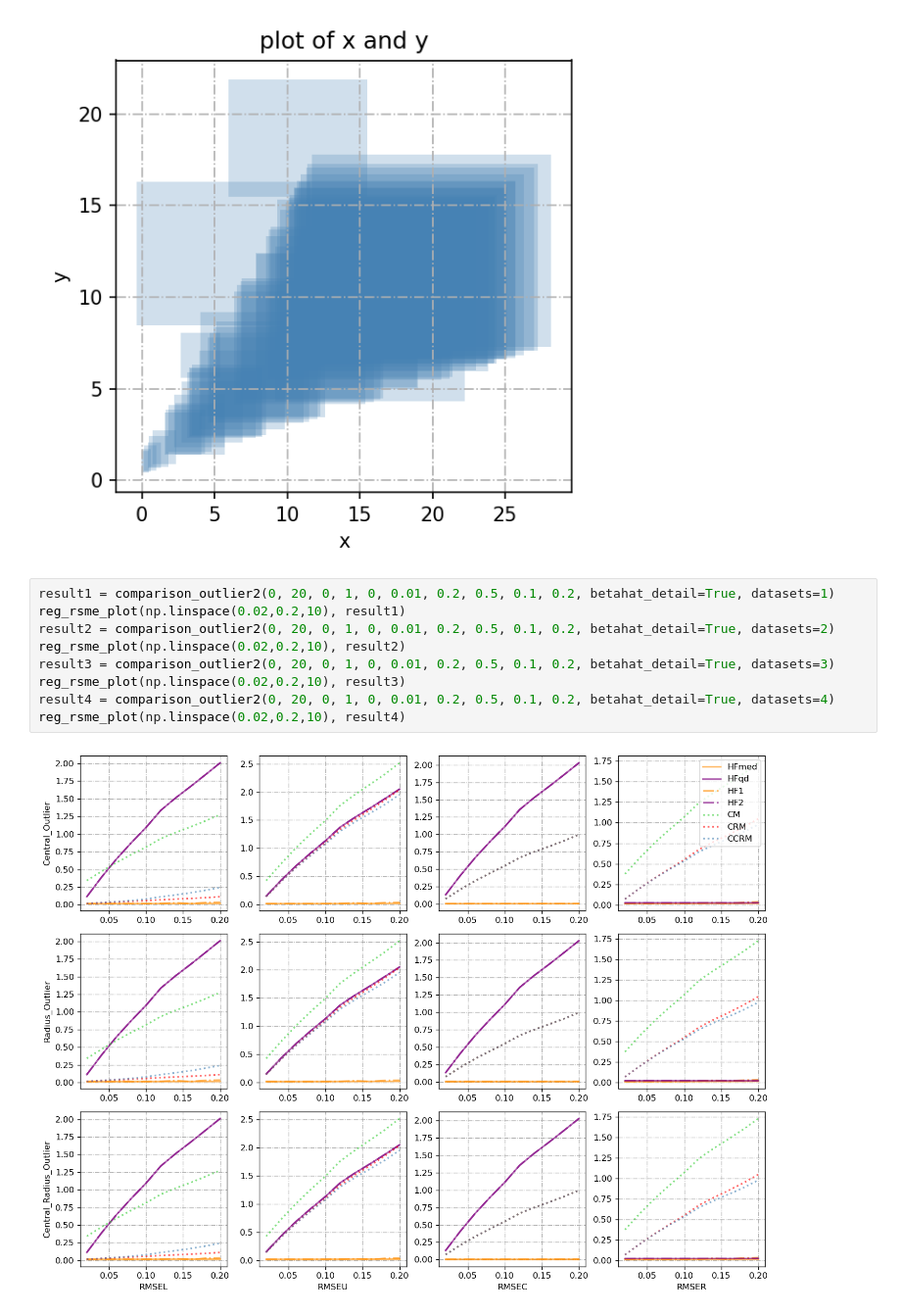
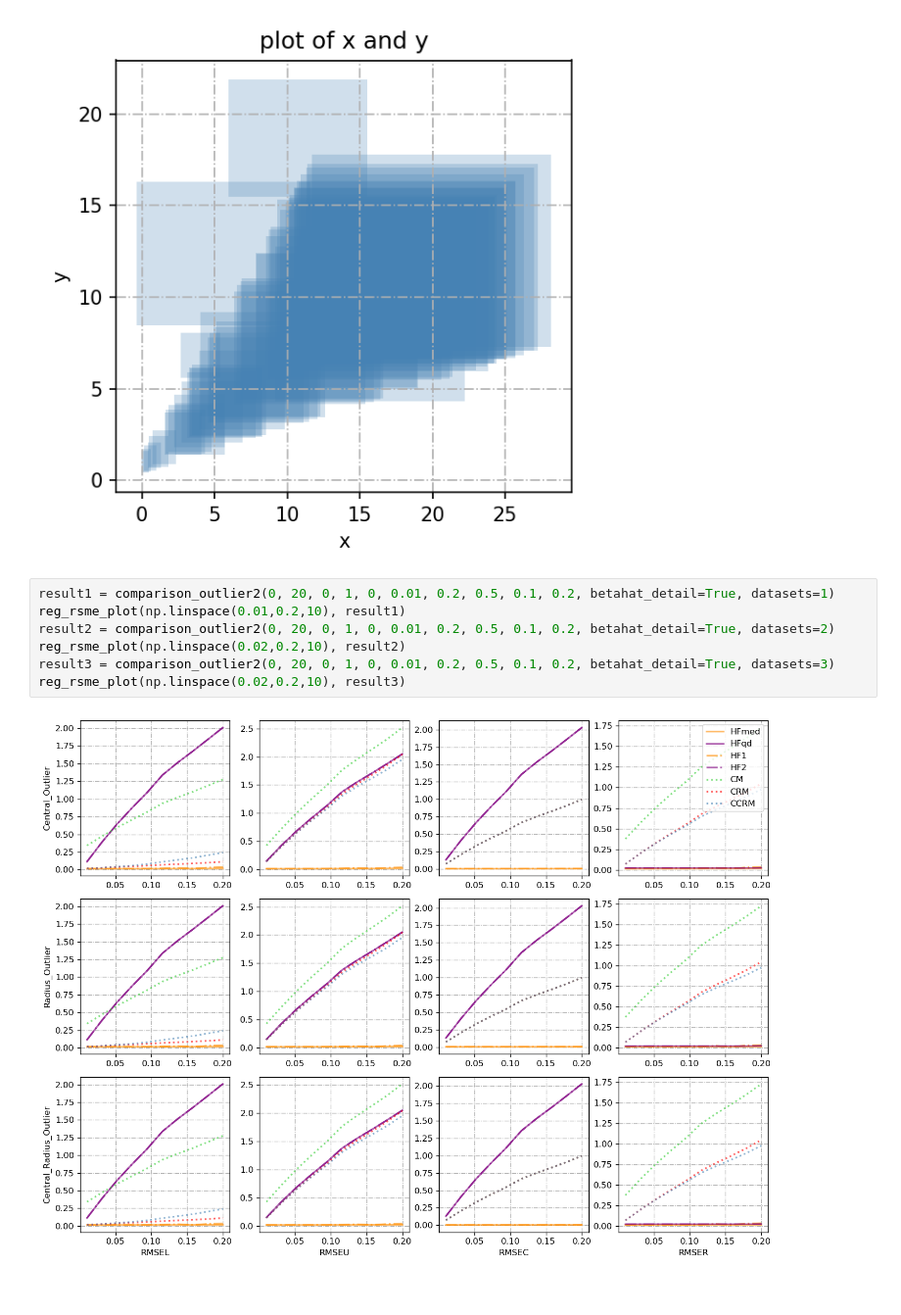
Before and after one commit to kxlkxl1999/ZKRP, a Jupyter notebook: regression_part2.ipynb, the cells around one changed output. Shown at 98% size. Drawn from its saved outputs; the diff is of its cells as text.

```diff
--- a/regression_part2.ipynb
+++ b/regression_part2.ipynb
@@ -1013,12 +1002,10 @@ plot_simu_data2(0, 20, 0, 1, 0, 0.01, 0.2, 0.5, 0.1, 0.2, alpha=0.1, datasets=4)
 [figure]
 # %%
 result1 = comparison_outlier2(0, 20, 0, 1, 0, 0.01, 0.2, 0.5, 0.1, 0.2, betahat_detail=True, datasets=1)
-reg_rsme_plot(np.linspace(0.02,0.2,10), result1)
+reg_rsme_plot(np.linspace(0.01,0.2,10), result1)
 result2 = comparison_outlier2(0, 20, 0, 1, 0, 0.01, 0.2, 0.5, 0.1, 0.2, betahat_detail=True, datasets=2)
 reg_rsme_plot(np.linspace(0.02,0.2,10), result2)
 result3 = comparison_outlier2(0, 20, 0, 1, 0, 0.01, 0.2, 0.5, 0.1, 0.2, betahat_detail=True, datasets=3)
 reg_rsme_plot(np.linspace(0.02,0.2,10), result3)
-result4 = comparison_outlier2(0, 20, 0, 1, 0, 0.01, 0.2, 0.5, 0.1, 0.2, betahat_detail=True, datasets=4)
-reg_rsme_plot(np.linspace(0.02,0.2,10), result4)
 # %% [output]
-[figure, old version]
+[figure, new version]
```
Also changed, not shown: parts of 4 cells of this notebook, 1 other file.
